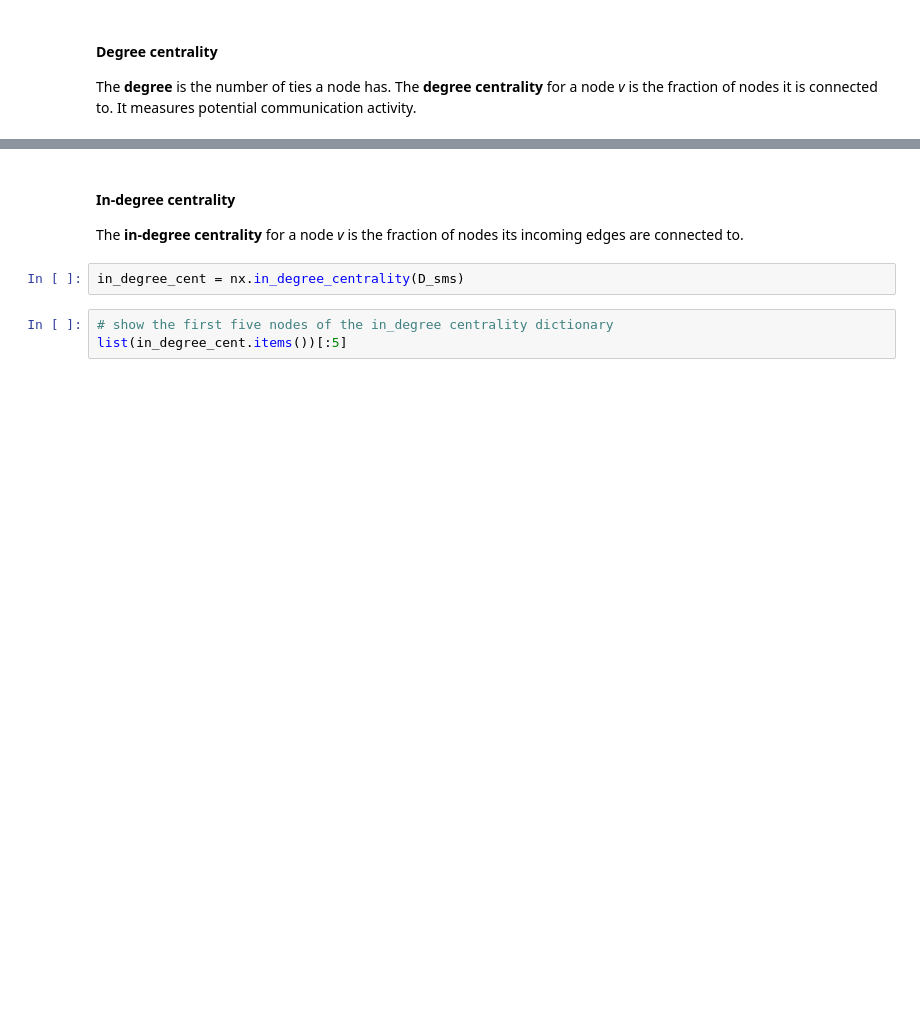
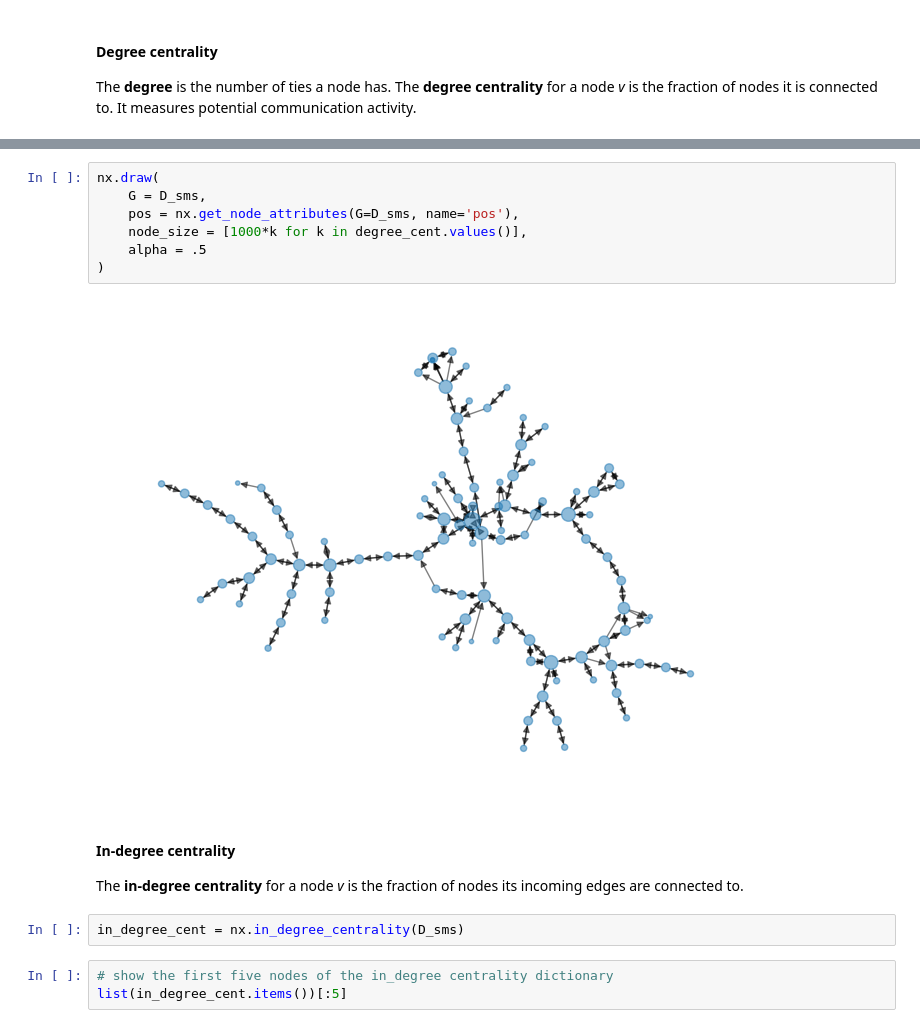
Before and after one commit to socialcomquant/css_methods_python_workshop, a Jupyter notebook: workshop2/2_network_analysis_solution.ipynb, the cells around one changed output, grey strips where cells are left out. Cells and saved outputs as stored; diff of their text form; blank space fills up the shorter version.

```diff
--- a/workshop2/2_network_analysis_solution.ipynb
+++ b/workshop2/2_network_analysis_solution.ipynb
@@ -55,3 +58,12 @@ dict(sorted(degree_cent.items(), key = itemgetter(1), reverse = True)[:5])
+# %%
+nx.draw(
+    G = D_sms,
+    pos = nx.get_node_attributes(G=D_sms, name='pos'),
+    node_size = [1000*k for k in degree_cent.values()],
+    alpha = .5
+)
+# %% [output]
+[figure, added]
 # %% [markdown]
 #### In-degree centrality
 The __in-degree centrality__ for a node _v_ is the fraction of nodes its incoming edges are connected to.
```
Also changed, not shown: parts of 50 cells of this notebook, 9 other files.
